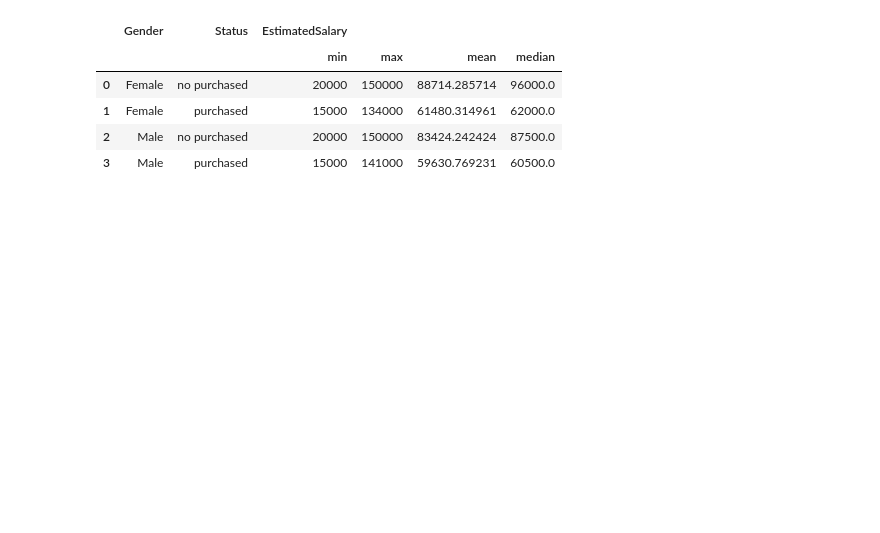
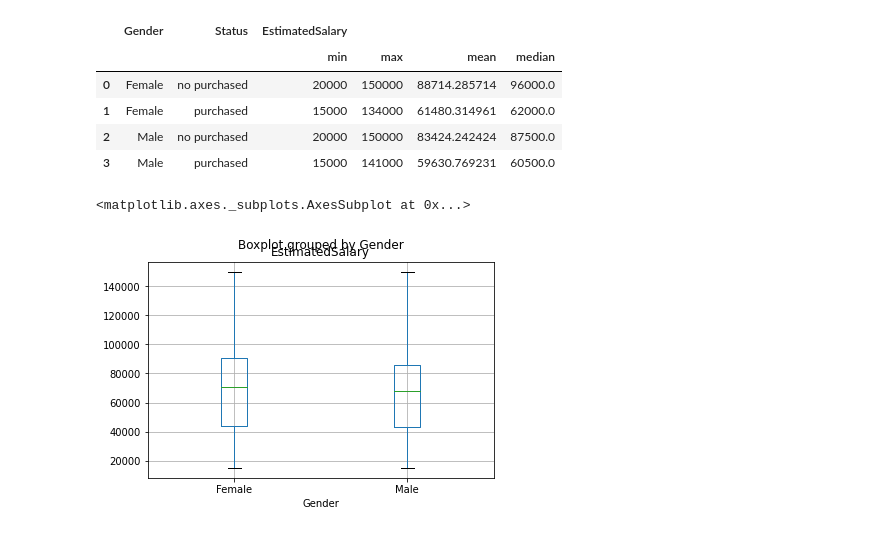
Before and after one commit to dindadinho93/Python-Exercise, a Jupyter notebook: python_data_analysis.ipynb, the cells around one changed output. Cells and saved outputs as stored; diff of their text form; code cells hidden in the pictures; blank space fills up the shorter version.

```diff
--- a/python_data_analysis.ipynb
+++ b/python_data_analysis.ipynb
@@ -158,3 +166,8 @@ dt.groupby(['Gender', 'Status']).agg({'EstimatedSalary':['min', 'max', 'mean', '
 | 1 | Female | purchased | 15000 | 134000 | 61480.314961 | 62000.0 |
 | 2 | Male | no purchased | 20000 | 150000 | 83424.242424 | 87500.0 |
 | 3 | Male | purchased | 15000 | 141000 | 59630.769231 | 60500.0 |
+# %%
+dt.boxplot(column='EstimatedSalary', by='Gender')
+# %% [output]
+<matplotlib.axes._subplots.AxesSubplot at 0x...>
+[figure, added]
```
Also changed, not shown: parts of 9 cells of this notebook.
